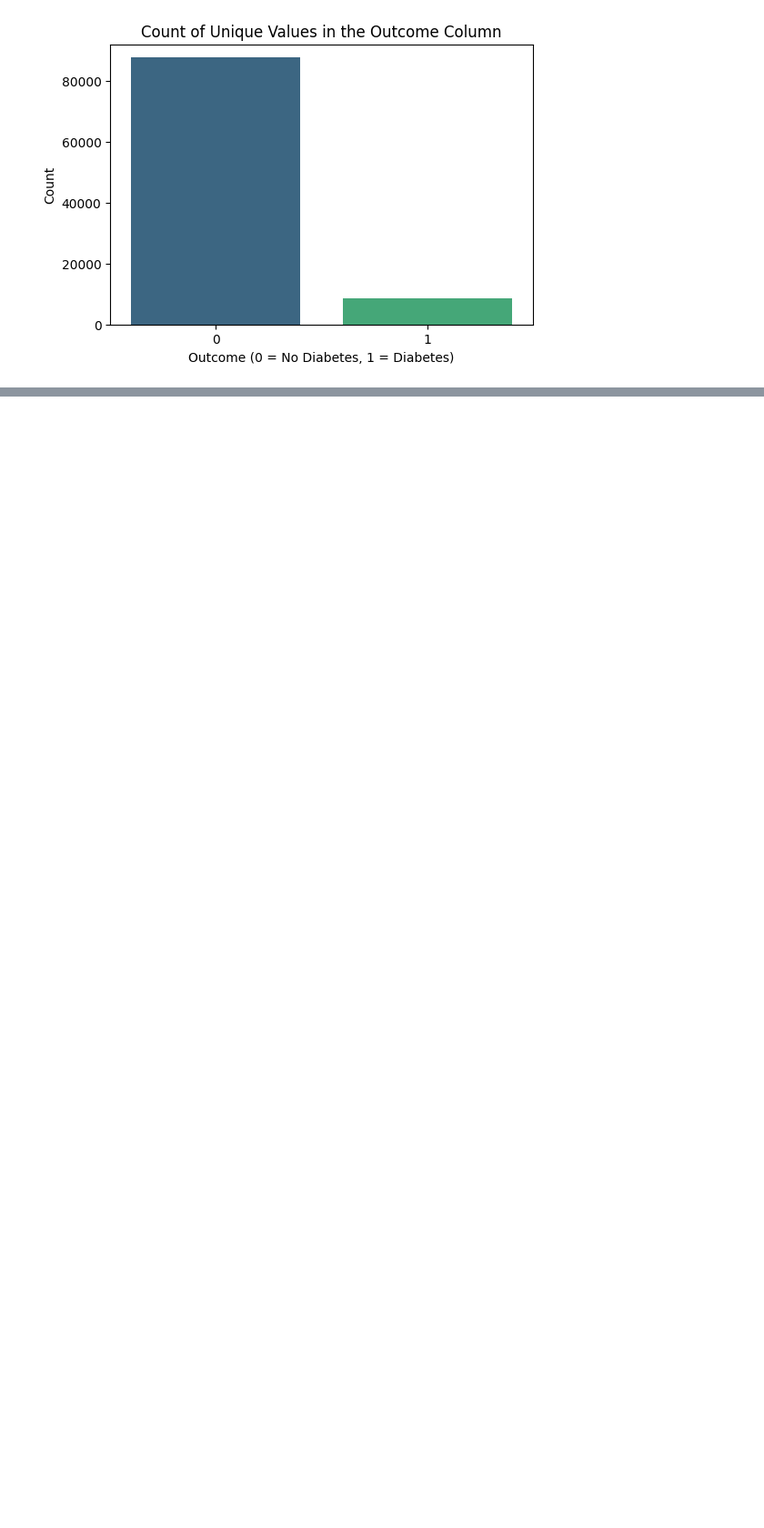
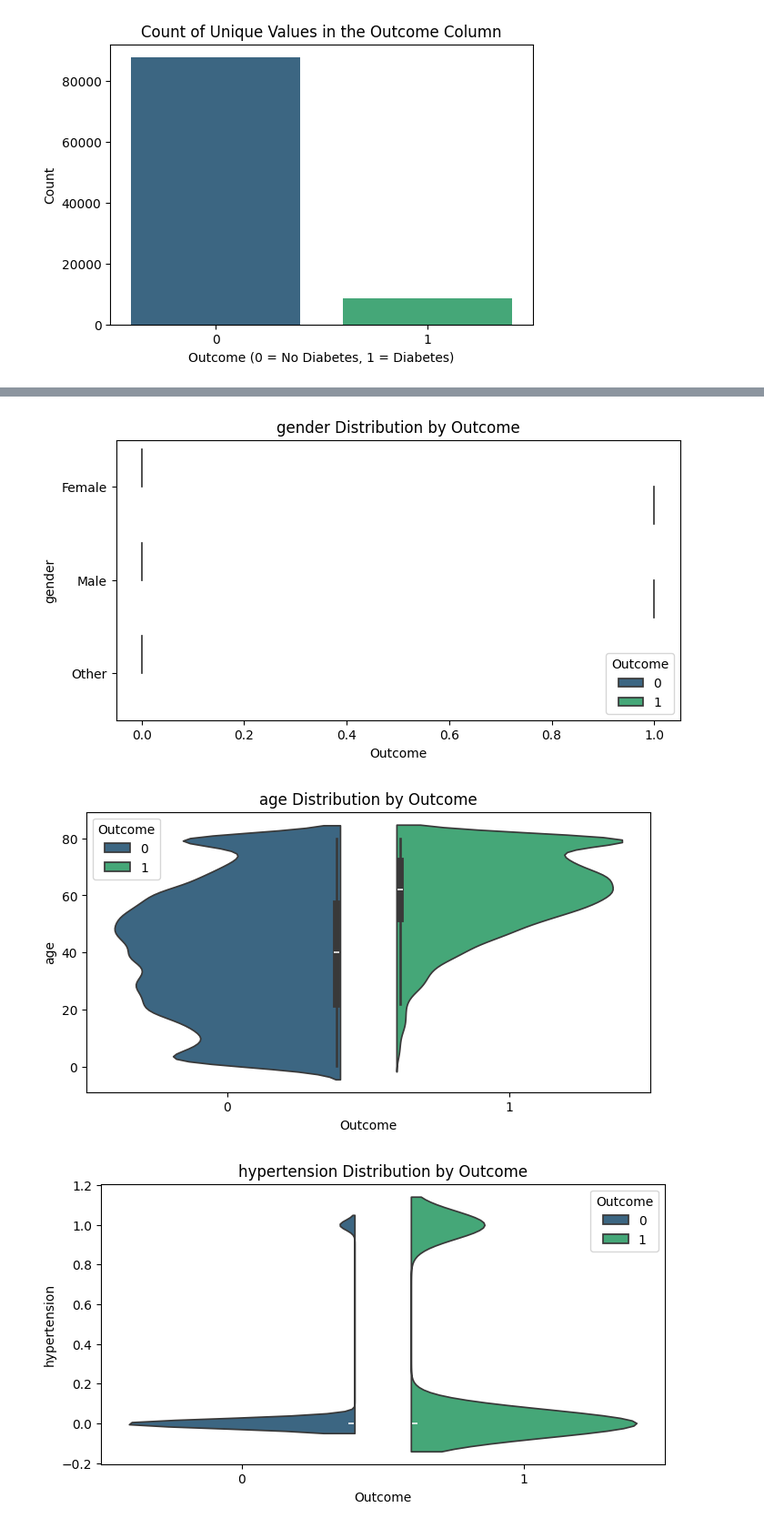
Before and after one commit to siddhantbhattarai/Machine_Learning_Bootcamp_2024, a Jupyter notebook: ML_Projects/Diabetes-Prediction-System/Notebook/Diabetes-Prediction-System.ipynb, the cells around one changed output, grey strips where cells are left out. Shown at 91% size. Cells and saved outputs as stored; diff of their text form; code cells hidden in the pictures; blank space fills up the shorter version.

```diff
--- a/ML_Projects/Diabetes-Prediction-System/Notebook/Diabetes-Prediction-System.ipynb
+++ b/ML_Projects/Diabetes-Prediction-System/Notebook/Diabetes-Prediction-System.ipynb
@@ -116,0 +149,11 @@ plt.show()
+# %%
+# Violin plots for each feature based on Outcome
+for column in data_set.columns[:-1]:  # Exclude 'Outcome' from the loop
+    plt.figure(figsize=(8, 4))
+    sns.violinplot(x='Outcome', y=column, data=data_set, hue = "Outcome",palette='viridis', split=True)
+    plt.title(f"{column} Distribution by Outcome")
+    plt.show()
+# %% [output]
+[figure, added]
+[figure, added]
+[figure, added]
```
Also changed, not shown: parts of 13 cells of this notebook.
